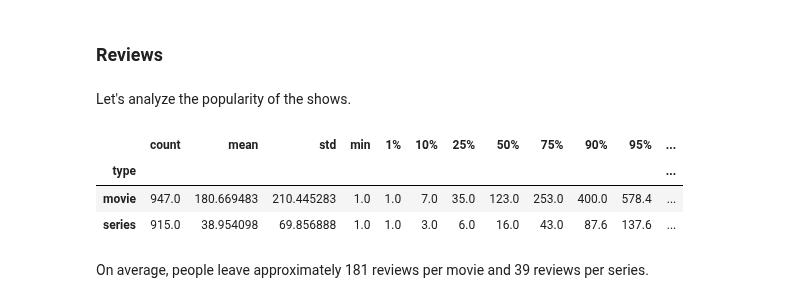
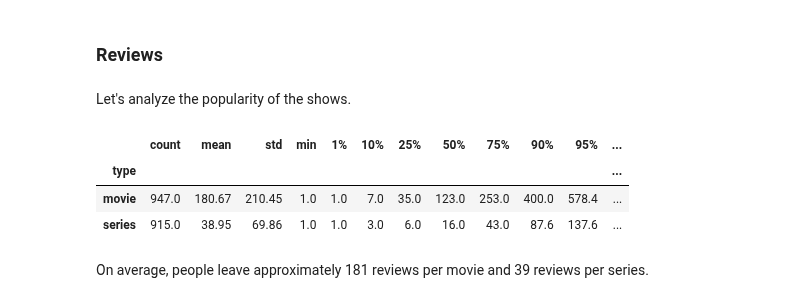
Before and after one commit to Extremesarova/shows_analysis, a Jupyter notebook: shows_analysis/notebooks/4_datasets_eda/reviews_eda.ipynb, the cells around one changed output. Saved outputs shown, nothing was run; the diff lists cells and outputs as text; code cells hidden in the pictures.

```diff
--- a/shows_analysis/notebooks/4_datasets_eda/reviews_eda.ipynb
+++ b/shows_analysis/notebooks/4_datasets_eda/reviews_eda.ipynb
@@ -193,12 +138,12 @@ number_of_reviews_per_user_per_type = (
 # %%
 number_of_reviews_per_user_per_type.groupby("type")["reviews_per_show"].describe(
     percentiles=[0.01, 0.1, 0.25, 0.5, 0.75, 0.9, 0.95, 0.99, 0.999]
-)
+).round(1)
 # %% [output]
 |  | count | mean | std | min | 1% | 10% | 25% | 50% | 75% | 90% | 95% | ... |
 | type |  |  |  |  |  |  |  |  |  |  |  | ... |
-| movie | 947.0 | 180.669483 | 210.445283 | 1.0 | 1.0 | 7.0 | 35.0 | 123.0 | 253.0 | 400.0 | 578.4 | ... |
-| series | 915.0 | 38.954098 | 69.856888 | 1.0 | 1.0 | 3.0 | 6.0 | 16.0 | 43.0 | 87.6 | 137.6 | ... |
+| movie | 947.0 | 180.67 | 210.45 | 1.0 | 1.0 | 7.0 | 35.0 | 123.0 | 253.0 | 400.0 | 578.4 | ... |
+| series | 915.0 | 38.95 | 69.86 | 1.0 | 1.0 | 3.0 | 6.0 | 16.0 | 43.0 | 87.6 | 137.6 | ... |
 # %% [markdown]
 On average, people leave approximately 181 reviews per movie and 39 reviews per series.
 # %%
```
Also changed, not shown: parts of 14 cells of this notebook, 1 other file.
